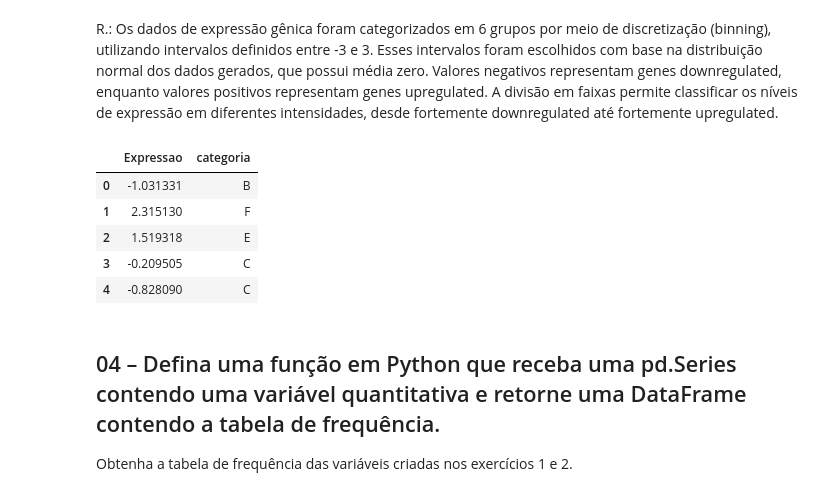
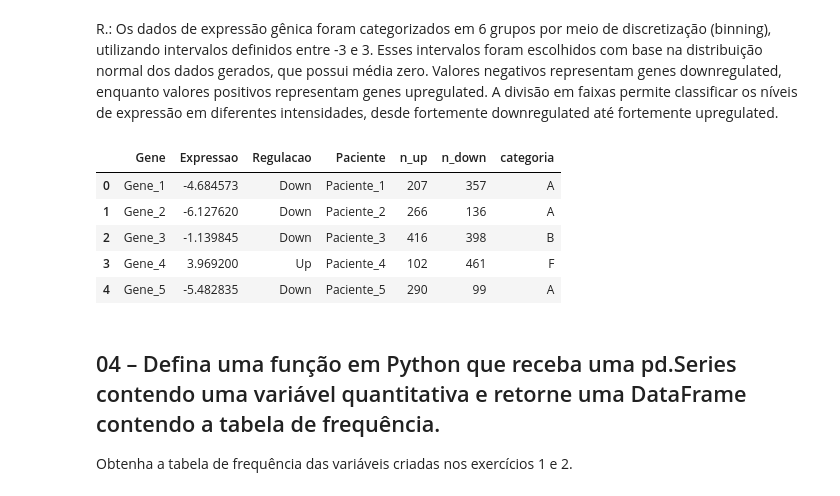
Before and after one commit to Rodrigo-Lusa/aulas_python_mestrado, a Jupyter notebook: script/exercicios/14-Variáveis_Quantitativas_2026-03-31.ipynb, the cells around one changed output. Cells and saved outputs as stored; diff of their text form; code cells hidden in the pictures.

```diff
--- a/script/exercicios/14-Variáveis_Quantitativas_2026-03-31.ipynb
+++ b/script/exercicios/14-Variáveis_Quantitativas_2026-03-31.ipynb
@@ -32,0 +25,22 @@ OBS: Não entendi a proposta do exercício. Usei o método para gerar um número
+# %%
+# Variáveis auxiliares
+genes_up = np.random.randint(100, 500, 1000)
+genes_down = np.random.randint(0, 500, 1000)
+genes = [f'Gene_{i+1}' for i in range(1000)]
+
+# Classificação correta
+regulacao = ['Up' if x > 0 else 'Down' for x in df['Expressao']]
+
+# Criar DataFrame final
+df_genes = pd.DataFrame({
+    'Gene': genes,
+    'Expressao': df['Expressao'],
+    'Regulacao': regulacao
+})
+
+# Pacientes
+df_genes['Paciente'] = [f'Paciente_{i+1}' for i in range(1000)]
+df_genes['n_up'] = genes_up
+df_genes['n_down'] = genes_down
+
+df_genes.head()
@@ -35,18 +56,20 @@ OBS: Não entendi a proposta do exercício. Usei o método para gerar um número
 # %% [markdown]
 R.: Os dados de expressão gênica foram categorizados em 6 grupos por meio de discretização (binning), utilizando intervalos definidos entre -3 e 3. Esses intervalos foram escolhidos com base na distribuição normal dos dados gerados, que possui média zero. Valores negativos representam genes downregulated, enquanto valores positivos representam genes upregulated. A divisão em faixas permite classificar os níveis de expressão em diferentes intensidades, desde fortemente downregulated até fortemente upregulated.
 # %%
-categoria = [-3, -2, -1, 0, 1, 2, 3]
+bins = [-np.inf, -2, -1, 0, 1, 2, np.inf]
 
-df['categoria'] = pd.cut(df['Expressao'], bins=categoria, labels=['A', 'B', 'C', 'D', 'E', 'F'])
+df_genes['categoria'] = pd.cut(df_genes['Expressao'],
+                               bins=bins,
+                               labels=['A', 'B', 'C', 'D', 'E', 'F'])
 
-df.head()
+df_genes.head()
 # %% [output]
-|  | Expressao | categoria |
-| 0 | -1.031331 | B |
-| 1 | 2.315130 | F |
-| 2 | 1.519318 | E |
-| 3 | -0.209505 | C |
-| 4 | -0.828090 | C |
+|  | Gene | Expressao | Regulacao | Paciente | n_up | n_down | categoria |
+| 0 | Gene_1 | -4.684573 | Down | Paciente_1 | 207 | 357 | A |
+| 1 | Gene_2 | -6.127620 | Down | Paciente_2 | 266 | 136 | A |
+| 2 | Gene_3 | -1.139845 | Down | Paciente_3 | 416 | 398 | B |
+| 3 | Gene_4 | 3.969200 | Up | Paciente_4 | 102 | 461 | F |
+| 4 | Gene_5 | -5.482835 | Down | Paciente_5 | 290 | 99 | A |
 # %% [markdown]
 ## 04 – Defina uma função em Python que receba uma pd.Series contendo uma variável quantitativa e retorne uma DataFrame contendo a tabela de frequência.
 
```
Also changed, not shown: parts of 13 cells of this notebook.
